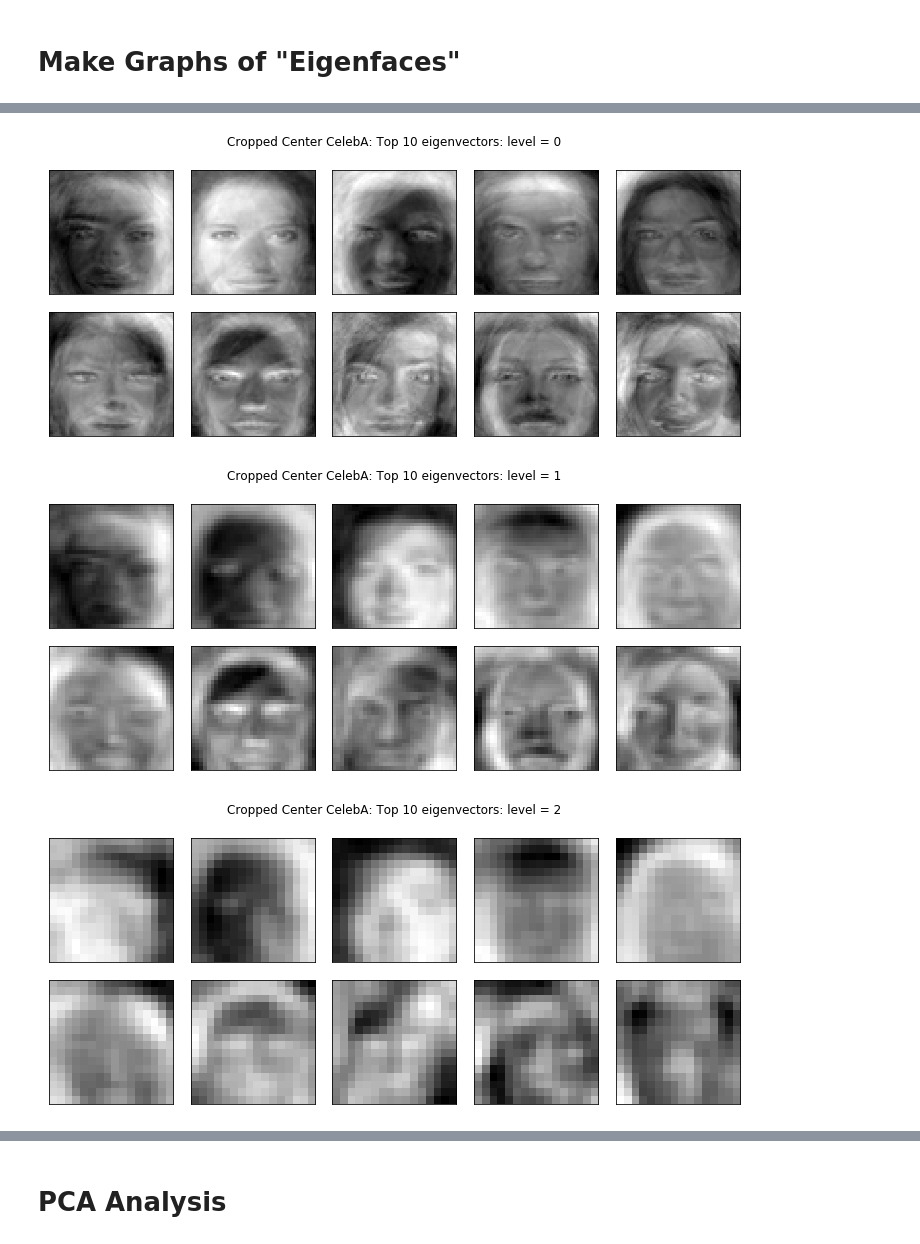
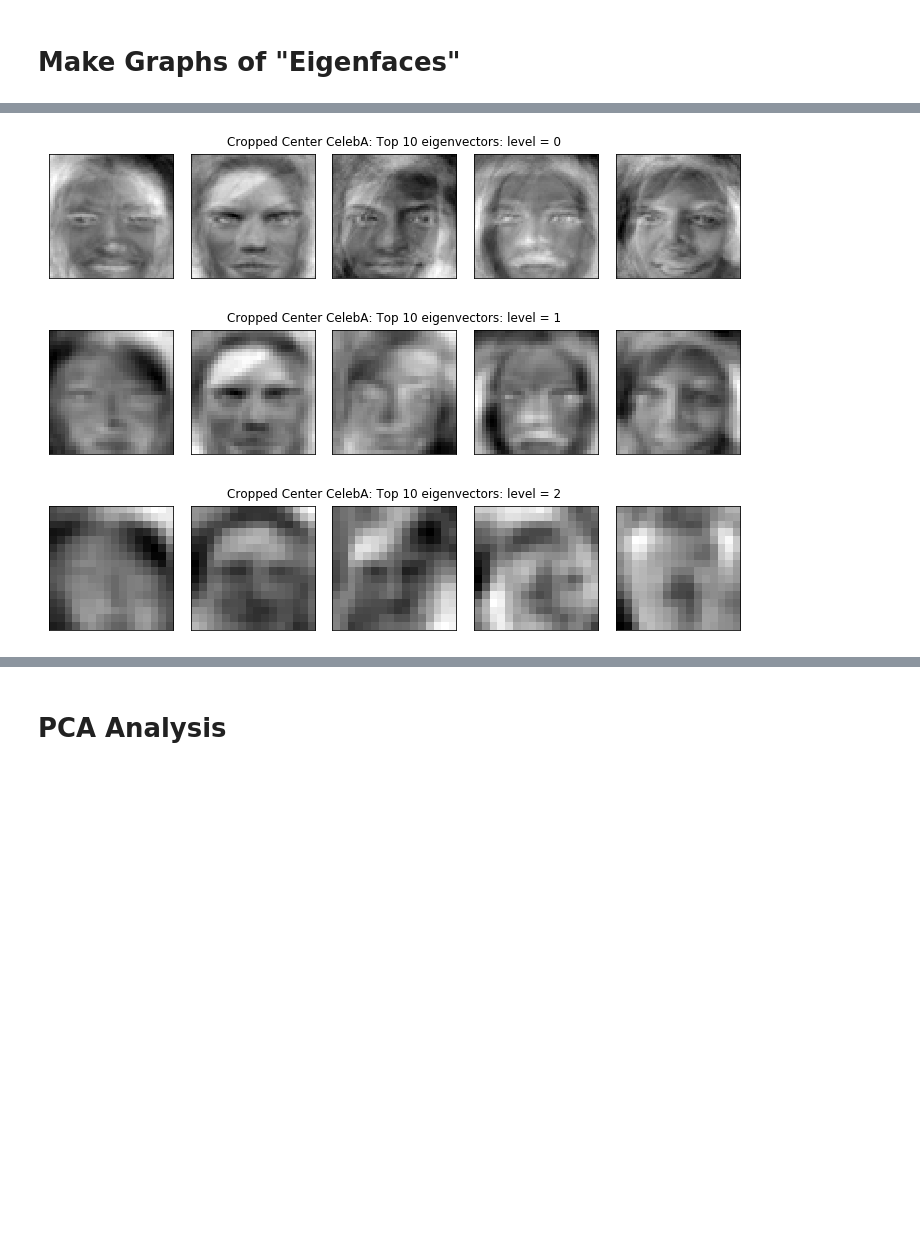
Before and after one commit to mihamerstan/context_encoder_pytorch, a Jupyter notebook: reports/CelebA_Analysis.ipynb, the cells around one changed output, grey strips where cells are left out. Cells and saved outputs as stored; diff of their text form; code cells hidden in the pictures; blank space fills up the shorter version.

```diff
--- a/reports/CelebA_Analysis.ipynb
+++ b/reports/CelebA_Analysis.ipynb
@@ -24,7 +24,7 @@ def plot_image_grid(images, title, image_shape=(64,64),n_col=5, n_row=2, bycol=0
     fig,axes = plt.subplots(nrows=n_row,ncols=n_col,figsize=(2. * n_col, 2.26 * n_row))
     for i, comp in enumerate(images):
         row,col = reversed(divmod(i,n_row)) if bycol else divmod(i,n_col)
-        cax = axes[row,col]
+        cax = axes[col]
         cax.imshow(comp.reshape(image_shape), cmap='gray',
                    interpolation='nearest',
                    vmin=comp.min(), vmax=comp.max())
@@ -50,8 +50,8 @@ eig_val_vecs=pickle.load(open(file,'rb'))
 for level,_ in enumerate(eig_val_vecs):
     eig_vals = eig_val_vecs[level][0]
     eig_vecs = eig_val_vecs[level][1]
-    images = eig_vecs[-10:]
+    images = eig_vecs[-5:]
     images = np.flipud(images)
     plot_title = 'CelebA: ' + 'Top 10 eigenvectors: level = ' +str(level)
-    plot_image_grid(images,plot_title ,image_shape=eig_vecs[0].shape)
+    plot_image_grid(images,plot_title ,image_shape=eig_vecs[0].shape,nrows=1,ncols=5)
 # %% [output]
@@ -65,7 +62,7 @@ eig_val_vecs=pickle.load(open(file,'rb'))
 for level,_ in enumerate(eig_val_vecs):
     eig_vals = eig_val_vecs[level][0]
     eig_vecs = eig_val_vecs[level][1]
-    images = eig_vecs[-10:]
+    images = eig_vecs[-5:]
     images = np.flipud(images)
     plot_title = 'Context Encoder on CelebA: ' + 'Top 10 eigenvectors: level = ' +str(level)
-    plot_image_grid(images,plot_title ,image_shape=eig_vecs[0].shape)
+    plot_image_grid(images,plot_title ,image_shape=eig_vecs[0].shape,n_rows=1,n_cols=5)
@@ -77,14 +69,14 @@ for level,_ in enumerate(eig_val_vecs):
 # %%
 file='../analysis_data/celebA_orig_cropped_eigen.p'
 eig_val_vecs = pickle.load(open(file,'rb'))
 for level,_ in enumerate(eig_val_vecs):
     eig_vals = eig_val_vecs[level][0]
     eig_vecs = eig_val_vecs[level][1]
     images = eig_vecs[-10:]
     images = np.flipud(images)
     plot_title = 'Cropped Center CelebA: ' + 'Top 10 eigenvectors: level = ' +str(level)
-    plot_image_grid(images,plot_title ,image_shape=eig_vecs[0].shape)
+    plot_image_grid(-images,plot_title ,image_shape=eig_vecs[0].shape,n_row=1,n_col=5)
 # %% [output]
-[figure, old version]
+[figure, new version]
-[figure, old version]
+[figure, new version]
-[figure, old version]
+[figure, new version]
```
Also changed, not shown: parts of 35 cells of this notebook.
